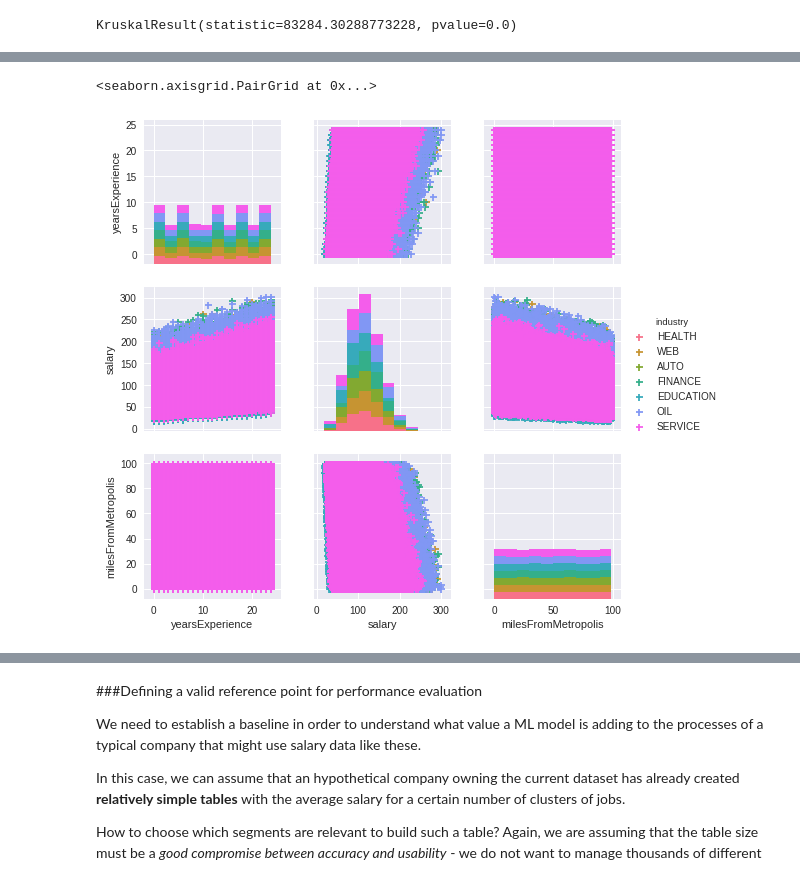
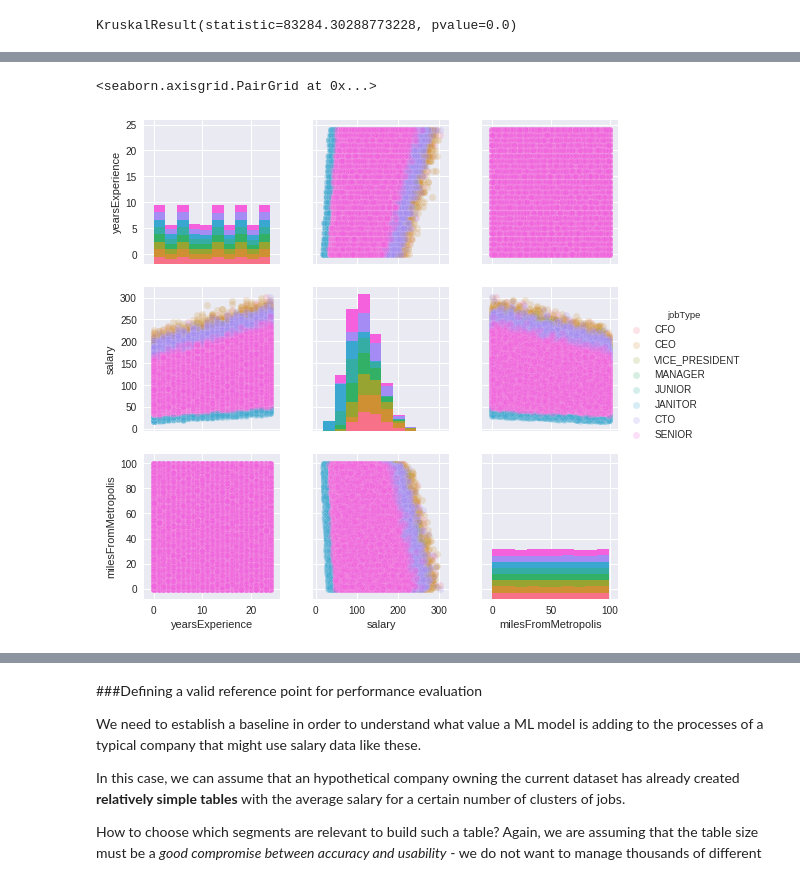
Before and after one commit to liapunov/HRdata, a Jupyter notebook: HRdataNotebook.ipynb, the cells around one changed output, grey strips where cells are left out. Drawn from its saved outputs; the diff is of its cells as text; code cells hidden in the pictures.

```diff
--- a/HRdataNotebook.ipynb
+++ b/HRdataNotebook.ipynb
@@ -37,8 +53,8 @@ __email__ = "f.rinarelli@gmail.com"
 # %%
 # Loading the data to cloud storage
-#test_feat = pd.read_csv("/content/gdrive/My Drive/data/test_features.csv")
+test_feat = pd.read_csv("/content/gdrive/My Drive/data/test_features.csv")
 train_feat = pd.read_csv("/content/gdrive/My Drive/data/train_features.csv")
-#train_salaries = pd.read_csv("/content/gdrive/My Drive/data/train_salaries.csv")
+train_salaries = pd.read_csv("/content/gdrive/My Drive/data/train_salaries.csv")
 # %%
 test_feat.head()
 # %% [output]
@@ -79,0 +105,5 @@ there are no NA values in the salaries table
+# %%
+train_salaries = train_salaries[train_salaries.salary != 0]
+# delete all jobId that are not anymore in train_salaries
+train_feat = train_feat[train_feat.jobId.isin(train_salaries.jobId)]
+print(train_salaries[train_salaries.salary <= 0].values)
@@ -201,8 +245,10 @@ sb.boxplot(x="jobType",y="salary",data=train_feat_salary)
 # %%
 # We could try to extract more information from pair plots,
 # for example by checking whether there are any relations between
 # continuous variables and controlling by degree or industry
-sb.pairplot(train_feat_salary, hue="industry", vars=["yearsExperience","salary","milesFromMetropolis"], markers="+")
+sb.pairplot(train_feat_salary, hue="jobType",\
+            vars=["yearsExperience","salary","milesFromMetropolis"],\
+            kind="scatter", plot_kws={'alpha': 0.2})
 # %% [output]
 <seaborn.axisgrid.PairGrid at 0x...>
-[figure, old version]
+[figure, new version]
```
Also changed, not shown: parts of 62 cells of this notebook.
